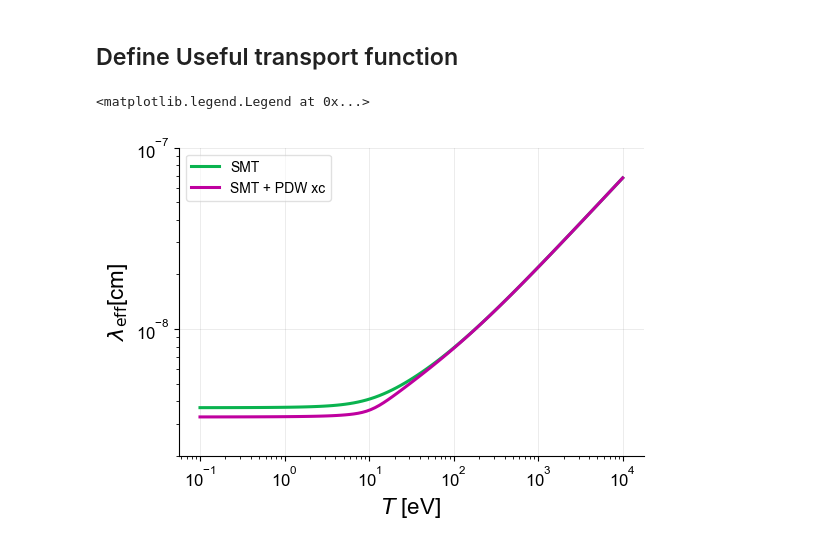
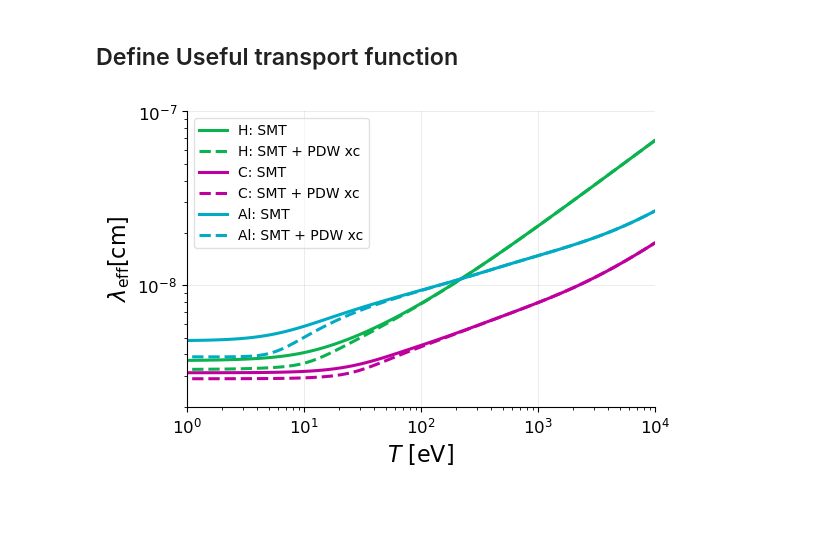
Before and after one commit to ZachAJohnson/SMT, a Jupyter notebook: examples/Example_XC.ipynb, the cells around one changed output. Saved outputs shown, nothing was run; the diff lists cells and outputs as text; code cells hidden in the pictures; blank space fills up the shorter version.

```diff
--- a/examples/Example_XC.ipynb
+++ b/examples/Example_XC.ipynb
@@ -102,32 +102,62 @@ def get_transport_functions(Z, A, ni_cc, xc_type=None):
     #return ηSMT, ηGBI, ηYVM, κiSMT, κeSMT, σeSMT
     return λeff
 
-N_ions = 1
+# H
 Z, A = 1, 1.00784
 ρi_gpercc  = 1
 ni_cc = ρi_gpercc/(m_amu*A*AU_to_g)
 
-λ_SMT_f = get_transport_functions(Z,A,ni_cc)
-λ_SMTPDW_f = get_transport_functions(Z,A,ni_cc, xc_type='PDW')
+λ_SMT_H = get_transport_functions(Z,A,ni_cc)
+λ_SMTPDW_H = get_transport_functions(Z,A,ni_cc, xc_type='PDW')
+
+# C
+Z, A = 6, 12.011
+ρi_gpercc  = 10
+ni_cc = ρi_gpercc/(m_amu*A*AU_to_g)
+
+λ_SMT_C = get_transport_functions(Z,A,ni_cc)
+λ_SMTPDW_C = get_transport_functions(Z,A,ni_cc, xc_type='PDW')
+
+# Al
+Z, A = 13, 26.981539
+ρi_gpercc  = 2.7
+ni_cc = ρi_gpercc/(m_amu*A*AU_to_g)
+
+λ_SMT_Al = get_transport_functions(Z,A,ni_cc)
+λ_SMTPDW_Al = get_transport_functions(Z,A,ni_cc, xc_type='PDW')
 # %%
 fig, ax = plt.subplots( figsize=(6,4), facecolor='white')
 
 T_AU_list = np.geomspace(1e-1,1e4,num=100)*eV_to_AU
 
-ax.plot(T_AU_list*AU_to_eV, λ_SMT_f(T_AU_list*AU_to_eV)*AU_to_cm, label='SMT')
-ax.plot(T_AU_list*AU_to_eV, λ_SMTPDW_f(T_AU_list*AU_to_eV)*AU_to_cm, label='SMT + PDW xc')
+
+colors = ['#0AB34F', '#bf009f', '#00abc3', '#8e92c5', '#cc7014', '#e32851']
+# H
+ax.plot(T_AU_list*AU_to_eV, λ_SMT_H(T_AU_list*AU_to_eV)*AU_to_cm, color=colors[0], label='H: SMT')
+ax.plot(T_AU_list*AU_to_eV, λ_SMTPDW_H(T_AU_list*AU_to_eV)*AU_to_cm, color=colors[0], linestyle='--', label='H: SMT + PDW xc')
+
+# C
+ax.plot(T_AU_list*AU_to_eV, λ_SMT_C(T_AU_list*AU_to_eV)*AU_to_cm, color=colors[1], label='C: SMT')
+ax.plot(T_AU_list*AU_to_eV, λ_SMTPDW_C(T_AU_list*AU_to_eV)*AU_to_cm,color=colors[1], linestyle='--',  label='C: SMT + PDW xc')
+
+# Al
+ax.plot(T_AU_list*AU_to_eV, λ_SMT_Al(T_AU_list*AU_to_eV)*AU_to_cm, color=colors[2], label='Al: SMT')
+ax.plot(T_AU_list*AU_to_eV, λ_SMTPDW_Al(T_AU_list*AU_to_eV)*AU_to_cm, color=colors[2], linestyle='--', label='Al: SMT + PDW xc')
 
 ax.set_ylabel(r"$\lambda_{\rm eff} $[cm]")
 ax.set_xlabel(r"$T$ [eV]")
 
 
 ax.set_ylim(2e-9,1e-7)
+ax.set_xlim(1,1e4)
 # Scales
 ax.set_yscale('log')
 ax.set_xscale('log')
 
 # Legend
 ax.legend()
+
+plt.tight_layout()
+plt.savefig("λeff_xc_plot.png", dpi=400)
 # %% [output]
-<matplotlib.legend.Legend at 0x...>
-[figure, old version]
+[figure, new version]
```
Also changed, not shown: 1 other file.
